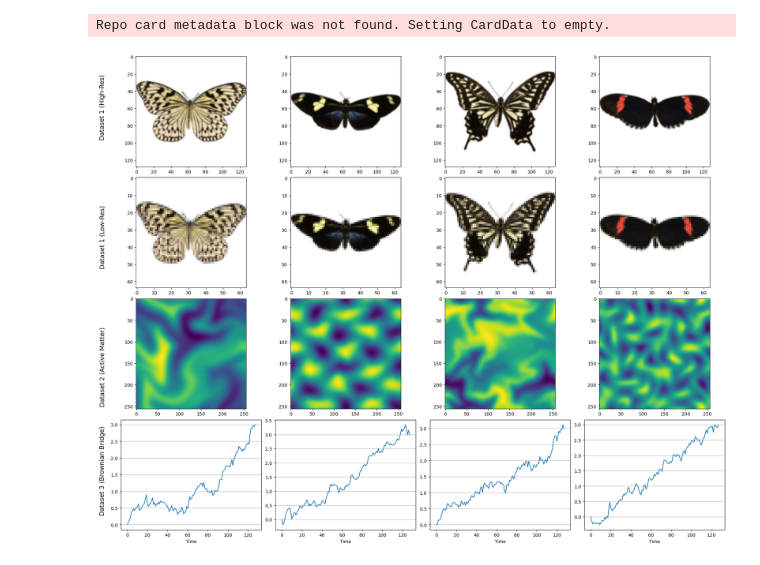
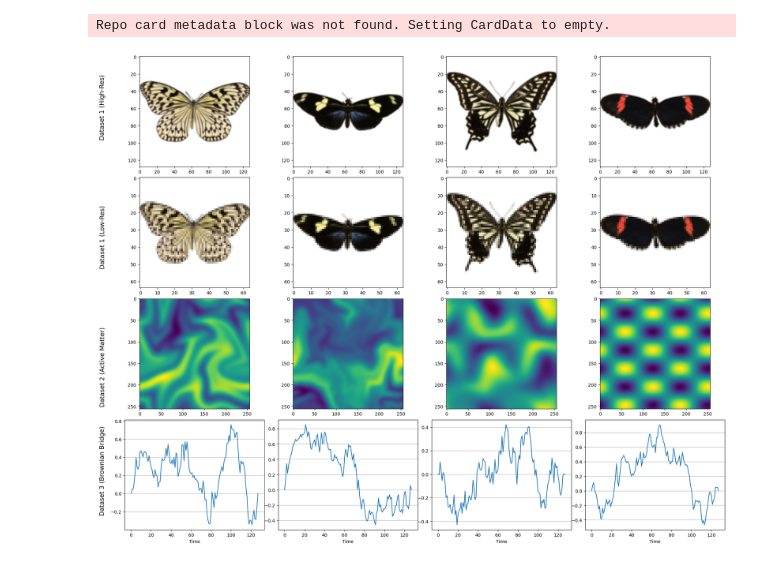
Before and after one commit to smoffe1604/MSc, a Jupyter notebook: img_grid.ipynb, the cells around one changed output. Cells and saved outputs as stored; diff of their text form; code cells hidden in the pictures.

```diff
--- a/img_grid.ipynb
+++ b/img_grid.ipynb
@@ -140,31 +134,40 @@ import matplotlib
 plt.style.use('default')
 matplotlib.rcParams['figure.figsize'] = (20, 16)
 
-# Helper function to reverse normalization
 def undo_normalize(tensor):
     return (tensor + 1) / 2
 
-# Define the Brownian Bridge dataset (already given in your code)
+
 class BrownianBridgeDataset(Dataset):
-    def __init__(self, num_samples=1000, seq_len=128, end_point=3.0):
-        self.data = torch.zeros(num_samples, seq_len)
-        times = torch.linspace(0, 1, seq_len)
+    def __init__(self, num_samples=1000, seq_len=64, end_point=0.0):
+        self.num_samples = num_samples
+        self.seq_len = seq_len
+        self.end_point = end_point
+        self.data = self.sample_path_batch(self.num_samples, self.seq_len)
 
-        for i in range(num_samples):
-            dW = torch.randn(seq_len-1) / np.sqrt(seq_len)
-            W = torch.cumsum(dW, 0)
-            W = torch.cat([torch.tensor([0.0]), W])
+    def sample_path_batch(self, M, N):
+        dt = 1.0 / (N - 1)
+        dt_sqrt = np.sqrt(dt)
+        B = np.empty((M, N), dtype=np.float32)
+        B[:, 0] = 0
+        for n in range(N - 2):
+            t = n * dt
+            xi = np.random.randn(M) * dt_sqrt
+            B[:, n + 1] = B[:, n] * (1 - dt / (1 - t)) + xi
+        B[:, -1] = self.end_point
 
-            t = times
-            bridge = W - t * W[-1] + t * end_point
+        # Calculate X as the jumps that sum to bridge B
+        X = np.empty((M, N), dtype=np.float32)
+        X[:, 0] = B[:, 0]  # First point
+        X[:, 1:] = B[:, 1:] - B[:, :-1]  # Differences
 
-            self.data[i] = bridge
+        return torch.from_numpy(X), torch.from_numpy(B)
 
     def __len__(self):
-        return len(self.data)
+        return self.num_samples
 
     def __getitem__(self, idx):
-        return {"X": self.data[idx]}
+        return {"X": self.data[0][idx], "BB": self.data[1][idx]}
 
 
 def create_dataset_visualization_grid(dataset):
@@ -187,36 +190,35 @@ def create_dataset_visualization_grid(dataset):
 
     # Dataset 2 - Well Dataset Images (Row 3)
     well_images = [dataset2[i] for i in torch.randint(len(dataset2), (4,))]
 
     for i in range(4):
         img = well_images[i]['input_fields'].squeeze(0).permute(2, 0, 1)[0, :, :]
         axs[2, i].imshow(img, cmap='viridis')
         #axs[2, i].set_axis_off()
 
     # Dataset 3 - Brownian Bridge (Row 4)
     bridge_dataset = BrownianBridgeDataset(num_samples=10, seq_len=128)
 
     for i in range(4):
-        sample = bridge_dataset[i]["X"]
+        sample = bridge_dataset[i]["BB"]
         axs[3, i].plot(sample)
         axs[3, i].set_xlabel("Time")
         axs[3, i].grid(True)
-        axs[3, i].grid(True, axis='x', alpha=0)  # Hide horizontal grid lines
+        axs[3, i].grid(True, axis='x', alpha=0)
 
     # Add dataset labels to the left side of each row
     fig.text(0.03, 0.85, 'Dataset 1 (High-Res)', fontsize=14, rotation=90, va='center')
     fig.text(0.03, 0.60, 'Dataset 1 (Low-Res)', fontsize=14, rotation=90, va='center')
     fig.text(0.03, 0.35, 'Dataset 2 (Active Matter)', fontsize=14, rotation=90, va='center')
     fig.text(0.03, 0.15, 'Dataset 3 (Brownian Bridge)', fontsize=14, rotation=90, va='center')
 
-    plt.tight_layout(rect=[0.04, 0, 1, 0.96])  # Adjust for the suptitle and dataset labels
-    plt.subplots_adjust(wspace=0.1, hspace=0.1)  # Reduce space between subplots
+    plt.tight_layout(rect=[0.04, 0, 1, 0.96])
+    plt.subplots_adjust(wspace=0.1, hspace=0.1)
     plt.savefig('dataset_visualization_grid.png', dpi=300, bbox_inches='tight')
     plt.show()
 
     return fig
 
-# Execute the function to create and display the visualization grid
 visualization_grid = create_dataset_visualization_grid(dataset)
 # %% [output]
-[figure, old version]
+[figure, new version]
```
Also changed, not shown: parts of 2 cells of this notebook, 4 other files.
